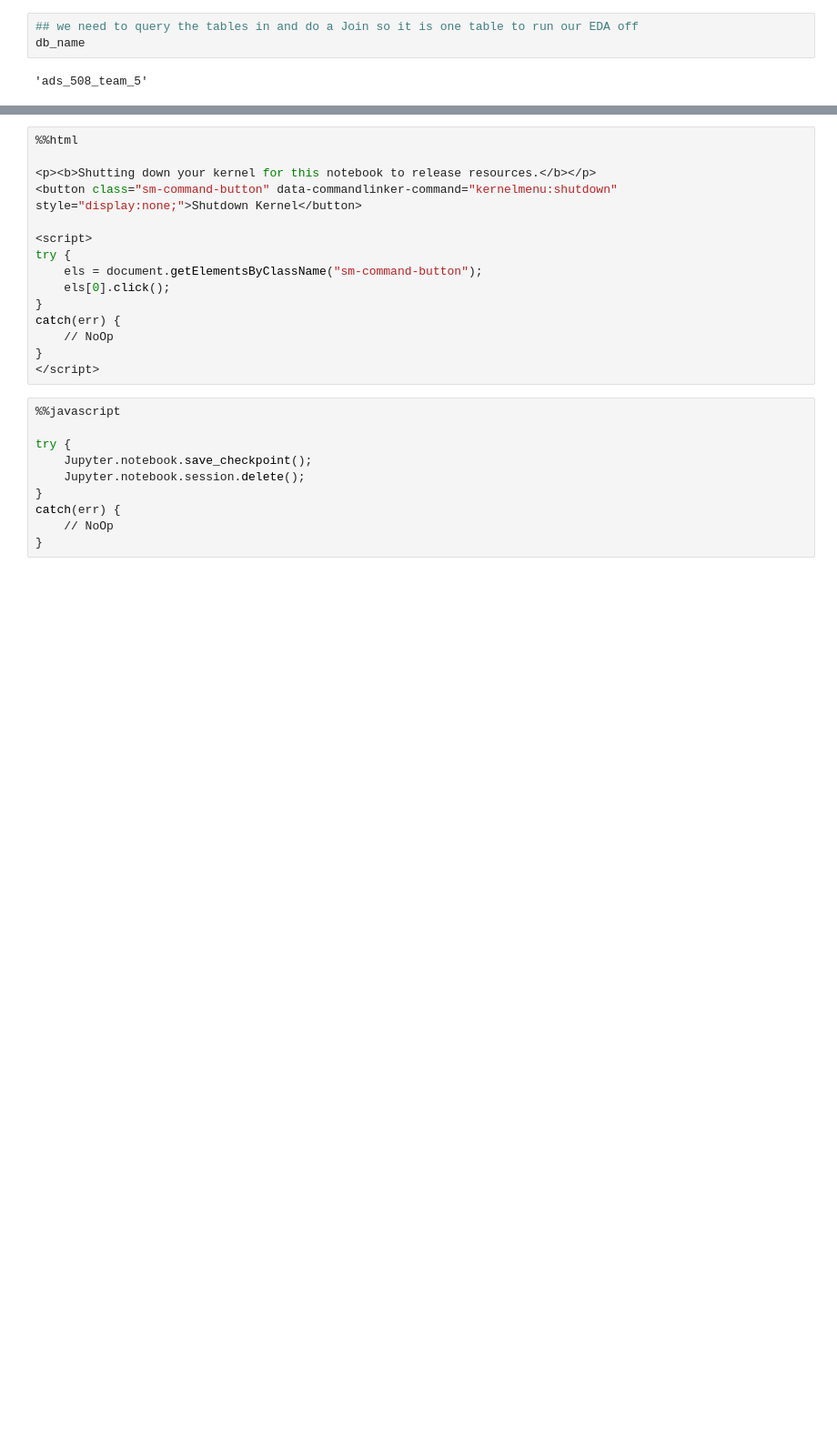
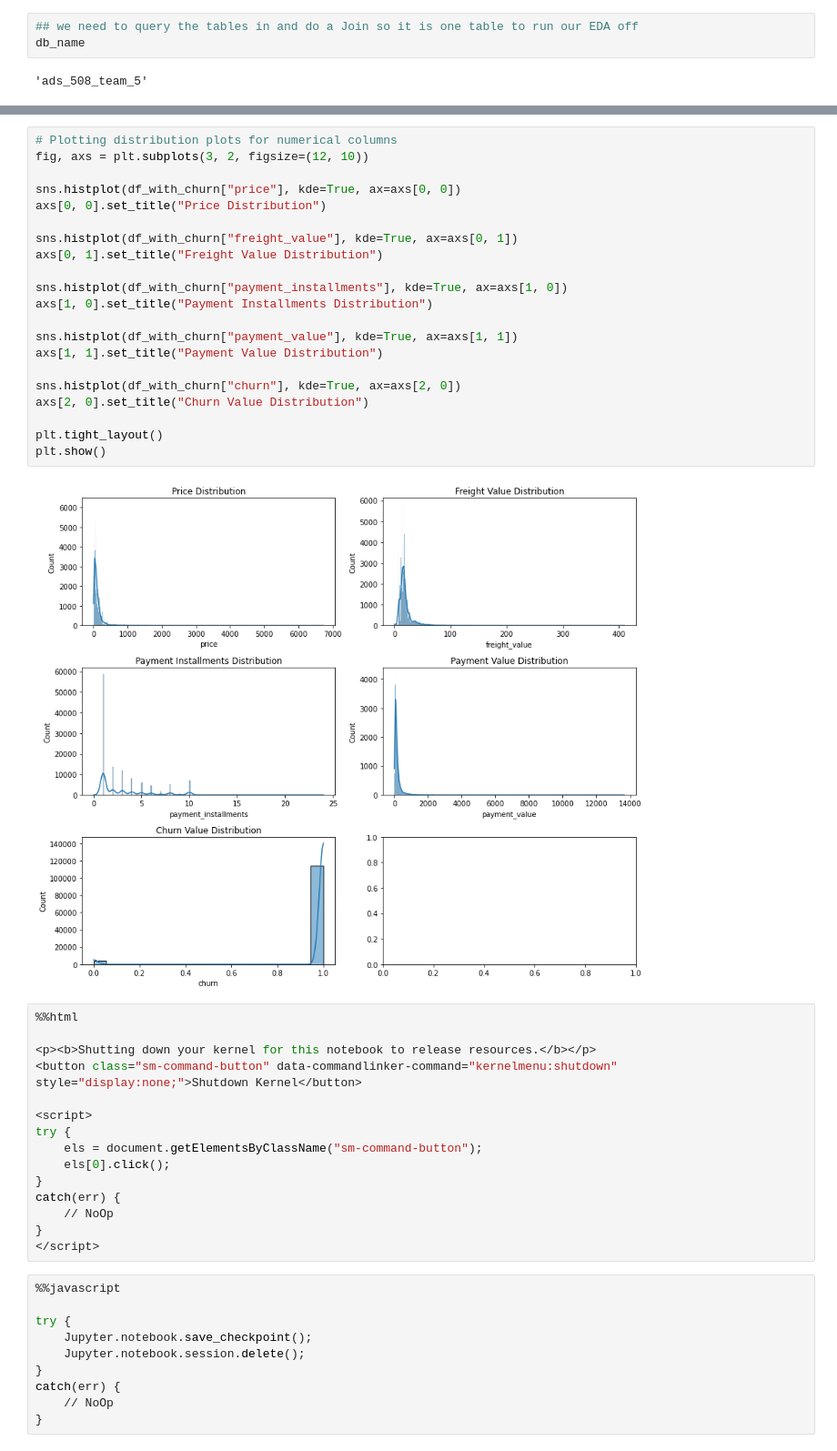
Before and after one commit to justinm329/ads_508_team_project_test, a Jupyter notebook: JF_EDA_refined.ipynb, the cells around one changed output, grey strips where cells are left out. Shown at 91% size. Drawn from its saved outputs; the diff is of its cells as text; blank space fills up the shorter version.

```diff
--- a/JF_EDA_refined.ipynb
+++ b/JF_EDA_refined.ipynb
@@ -58,3 +239,26 @@ main_df.head()
+# %%
+# Plotting distribution plots for numerical columns
+fig, axs = plt.subplots(3, 2, figsize=(12, 10))
+
+sns.histplot(df_with_churn["price"], kde=True, ax=axs[0, 0])
+axs[0, 0].set_title("Price Distribution")
+
+sns.histplot(df_with_churn["freight_value"], kde=True, ax=axs[0, 1])
+axs[0, 1].set_title("Freight Value Distribution")
+
+sns.histplot(df_with_churn["payment_installments"], kde=True, ax=axs[1, 0])
+axs[1, 0].set_title("Payment Installments Distribution")
+
+sns.histplot(df_with_churn["payment_value"], kde=True, ax=axs[1, 1])
+axs[1, 1].set_title("Payment Value Distribution")
+
+sns.histplot(df_with_churn["churn"], kde=True, ax=axs[2, 0])
+axs[2, 0].set_title("Churn Value Distribution")
+
+plt.tight_layout()
+plt.show()
+# %% [output]
+[figure, added]
 # %%
 %%html
 
```
Also changed, not shown: parts of 21 cells of this notebook.
